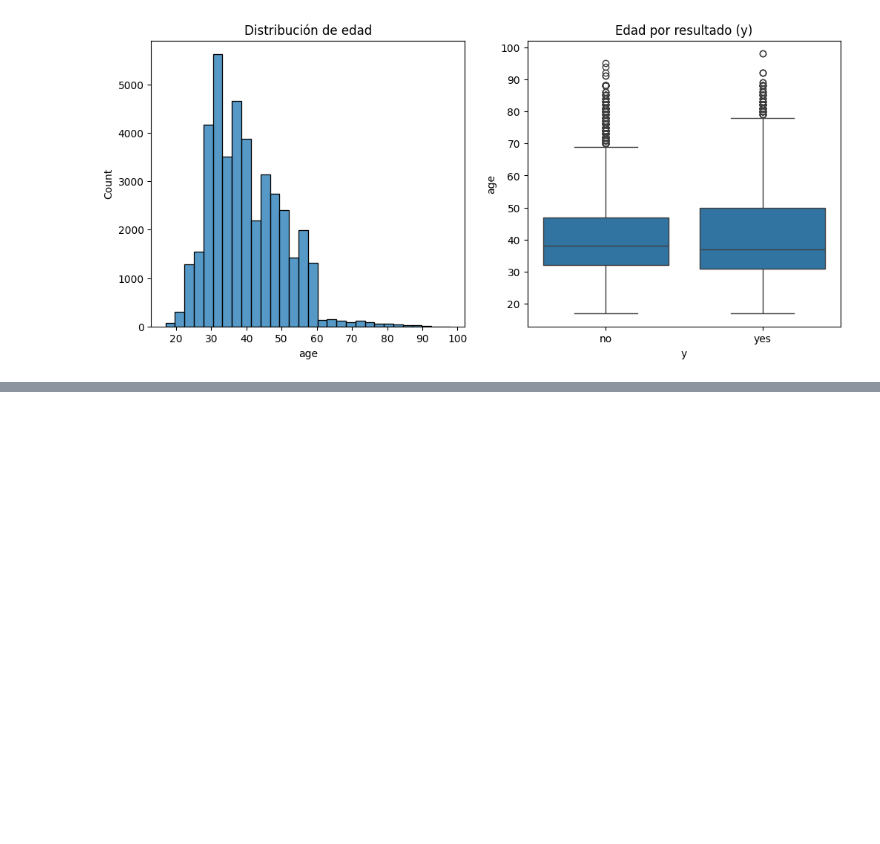
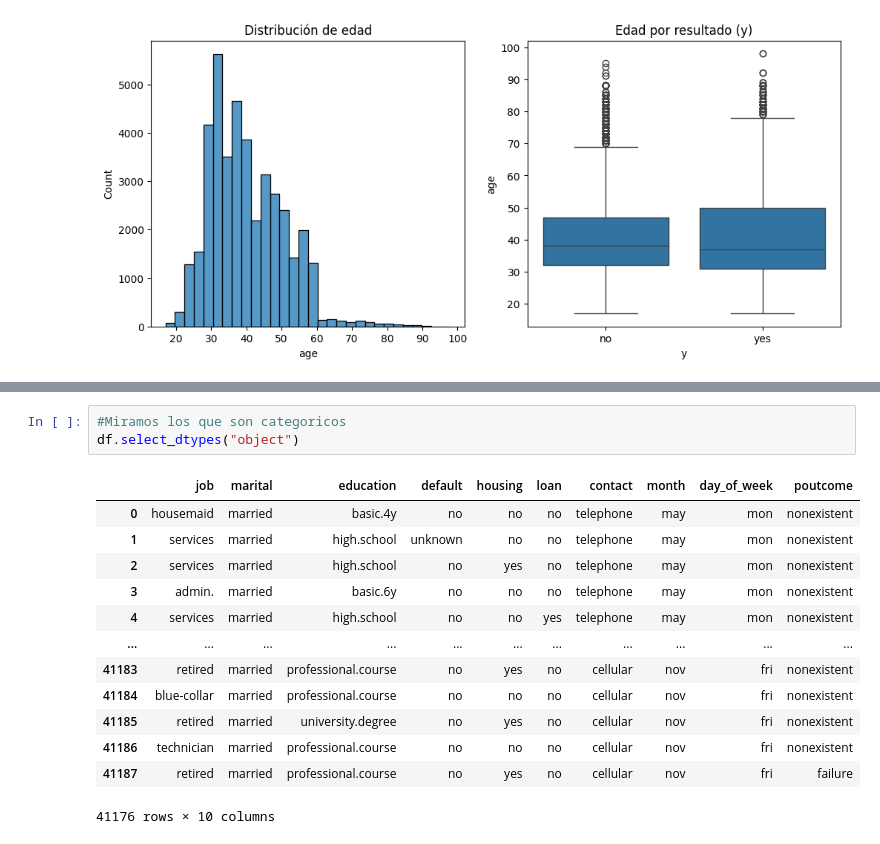
Before and after one commit to 4GeeksAcademy/Gabriel-De-Almeida-Santos-Regresion-logistica, a Jupyter notebook: src/explore.ipynb, the cells around one changed output, grey strips where cells are left out. Drawn from its saved outputs; the diff is of its cells as text; blank space fills up the shorter version.

```diff
--- a/src/explore.ipynb
+++ b/src/explore.ipynb
@@ -202,0 +236,17 @@ df['y'] = df['y'].map({'yes': 1, 'no': 0})
+# %%
+#Miramos los que son categoricos
+df.select_dtypes("object")
+# %% [output]
+|  | job | marital | education | default | housing | loan | contact | month | day_of_week | poutcome |
+| 0 | housemaid | married | basic.4y | no | no | no | telephone | may | mon | nonexistent |
+| 1 | services | married | high.school | unknown | no | no | telephone | may | mon | nonexistent |
+| 2 | services | married | high.school | no | yes | no | telephone | may | mon | nonexistent |
+| 3 | admin. | married | basic.6y | no | no | no | telephone | may | mon | nonexistent |
+| 4 | services | married | high.school | no | no | yes | telephone | may | mon | nonexistent |
+| ... | ... | ... | ... | ... | ... | ... | ... | ... | ... | ... |
+| 41183 | retired | married | professional.course | no | yes | no | cellular | nov | fri | nonexistent |
+| 41184 | blue-collar | married | professional.course | no | no | no | cellular | nov | fri | nonexistent |
+| 41185 | retired | married | university.degree | no | yes | no | cellular | nov | fri | nonexistent |
+| 41186 | technician | married | professional.course | no | no | no | cellular | nov | fri | nonexistent |
+| 41187 | retired | married | professional.course | no | yes | no | cellular | nov | fri | failure |
+41176 rows × 10 columns
```
Also changed, not shown: parts of 20 cells of this notebook.
